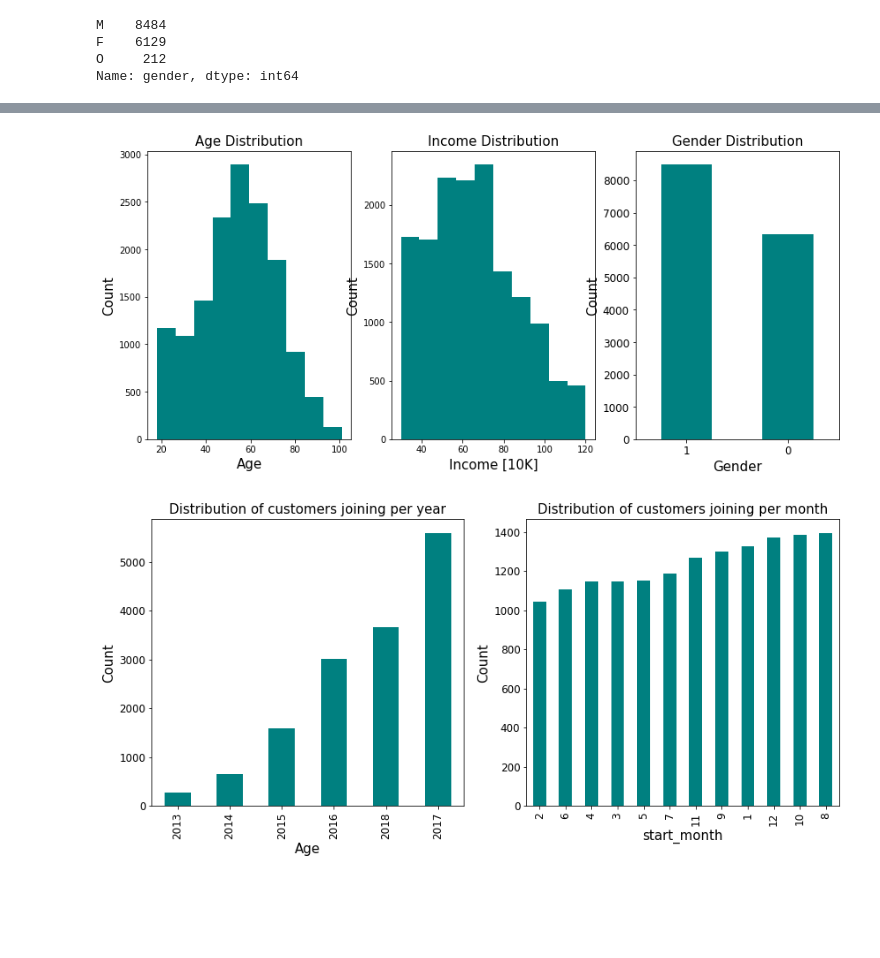
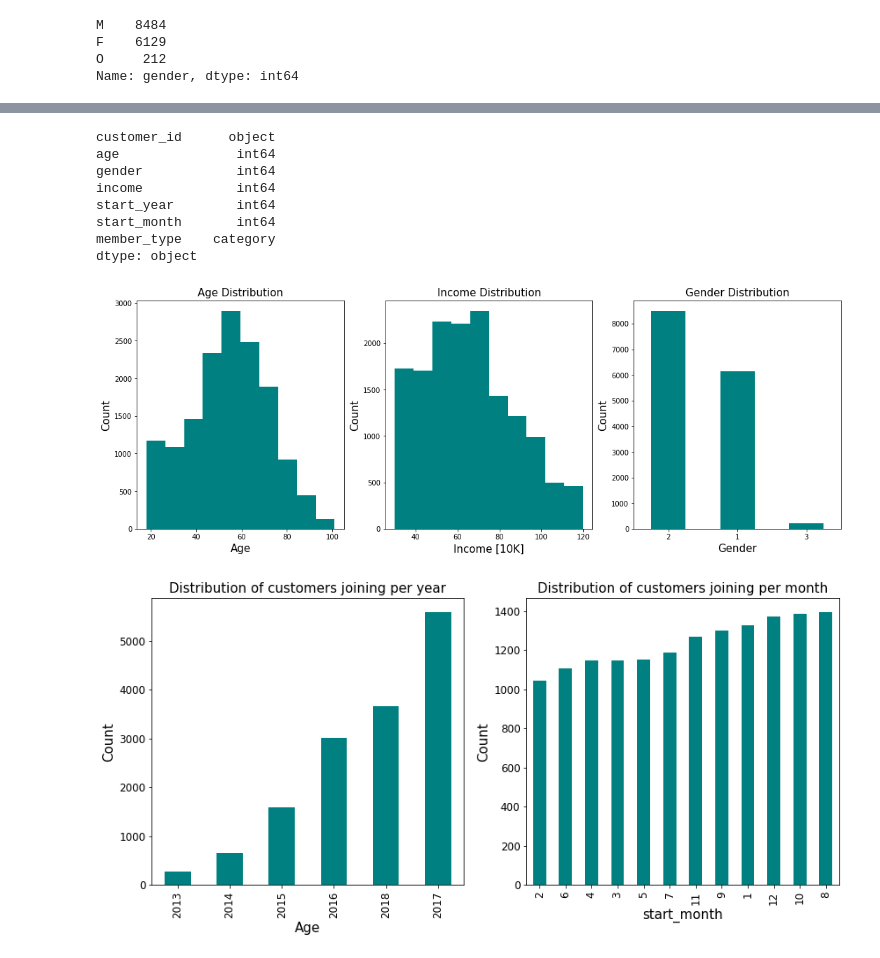
Before and after one commit to isakkabir/Starbucks-Challenge, a Jupyter notebook: Starbucks_Capstone_notebook.ipynb, the cells around one changed output, grey strips where cells are left out. Drawn from its saved outputs; the diff is of its cells as text; code cells hidden in the pictures; blank space fills up the shorter version.

```diff
--- a/Starbucks_Capstone_notebook.ipynb
+++ b/Starbucks_Capstone_notebook.ipynb
@@ -248,5 +297,7 @@ Name: gender, dtype: int64
 * add start year and start month columns (for further analysis)
 # %%
+from datetime import datetime
+
 #rename id col name to customer_id.
 profile.rename(columns={'id':'customer_id'},inplace=True)
 
@@ -256,15 +307,34 @@ profile['age'] = profile['age'].apply(lambda x: np.nan if x == 118 else x)
 #create readable date format for became_member_on column.
 profile.became_member_on = profile['became_member_on'].astype(str).astype('datetime64[ns]', format = "%Y%m%d")
 
-#drop rows with no gender, income, age data
-profile = profile.drop(profile[profile['gender'].isnull()].index)
+# dropping rows with NaNs in 'age', 'gender' and 'income' columns
+profile.dropna(inplace=True)
 
-#convert gender values to numeric 0s and 1s
-profile['gender'] = profile['gender'].apply(lambda x: 1 if x == 'M' else 0)
+#encode gendr column
+profile['gender'] = profile['gender'].map({'F': 1, 'M': 2, 'O': 3})
 
 #add start_year column
 profile['start_year'] = profile.became_member_on.dt.year
 profile["start_month"] = profile.became_member_on.dt.month
 
+# changing the datatype of 'age' and 'income' columns to 'int'
+profile[['age','income']] = profile[['age','income']].astype(int)
+
+# adding a new column 'membership_days' ,that will present the number of days since the customer become a member
+profile['membership_days'] = datetime.now() - profile['became_member_on']
+
+# removing the 'days' unit
+profile['membership_days'] = profile['membership_days'].dt.days
+
+# creating a new column 'member_type' representing the type of the member: new, regular or loyal depending on the number of his 'membership_days'
+profile['member_type'] = pd.cut(profile['membership_days'], bins=[390, 1000, 1600, 2500],labels=['new', 'regular', 'loyal'])
+
+# Drop channels and offertype column
+profile.drop(columns=['became_member_on','membership_days' ],axis=1, inplace=True)
+
+# Re-arranging the columns to have 'customer_id' column the first column in dataset
+profile = profile.reindex(columns=['customer_id', 'age', 'gender', 'income', 'start_year', 'start_month', 'member_type'])
+
+
 profile.head()
 # %% [output]
@@ -277,29 +359,40 @@ profile.head()
+# %%
+profile.dtypes
+# %% [output]
+customer_id      object
+age               int64
+gender            int64
+income            int64
+start_year        int64
+start_month       int64
+member_type    category
+dtype: object
 # %%
-fig, ax = plt.subplots(figsize=(14, 6), nrows=1, ncols=3)
+fig, ax = plt.subplots(figsize=(18, 6), nrows=1, ncols=3)
 
 # plot a age distribution in data
 plt.sca(ax[0])
 plt.hist(profile['age'], color ='teal')
 plt.xlabel('Age',fontsize=15)
 plt.ylabel('Count',fontsize=15)
 plt.title('Age Distribution',fontsize=15)
 
 # plot a income distribution in data
 plt.sca(ax[1])
 plt.hist(profile['income'] * 1E-3, color ='teal')
 plt.xlabel('Income [10K]',fontsize=15)
 plt.ylabel('Count',fontsize=15)
 plt.title('Income Distribution',fontsize=15);
 
 # plot a gender distribution in data
 plt.sca(ax[2])
-profile['gender'].value_counts().plot.bar(figsize=(14,6),fontsize=12,color='teal')
+profile['gender'].value_counts().plot.bar(color='teal')
 plt.xlabel('Gender',fontsize=15)
 plt.xticks(rotation='horizontal')
 plt.ylabel('Count',fontsize=15)
 plt.title('Gender Distribution',fontsize=15);
 # %% [output]
-[figure, old version]
+[figure, new version]
 # %%
 fig, ax = plt.subplots(figsize=(14, 6), nrows=1, ncols=2)
 
```
Also changed, not shown: parts of 33 cells of this notebook.
